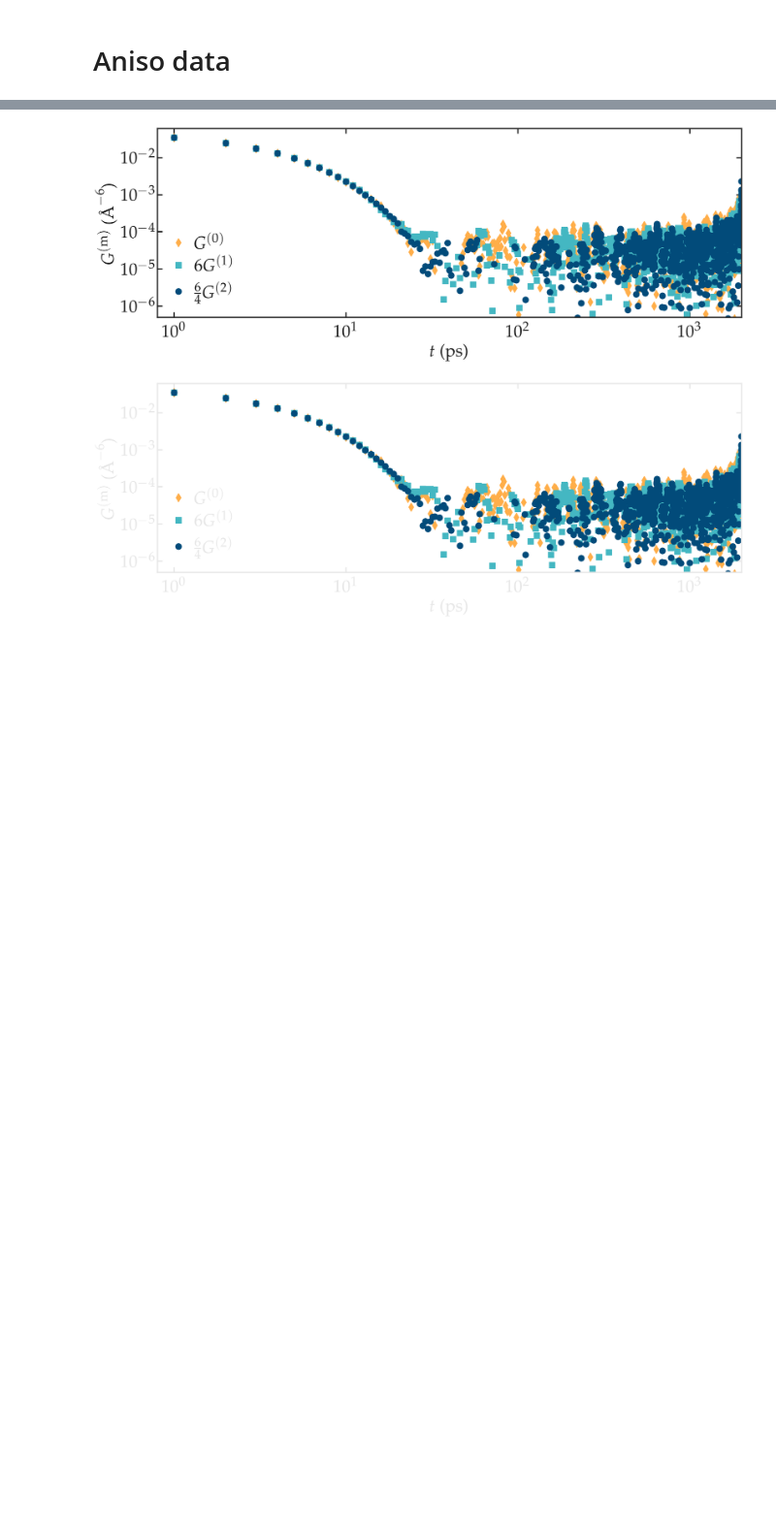
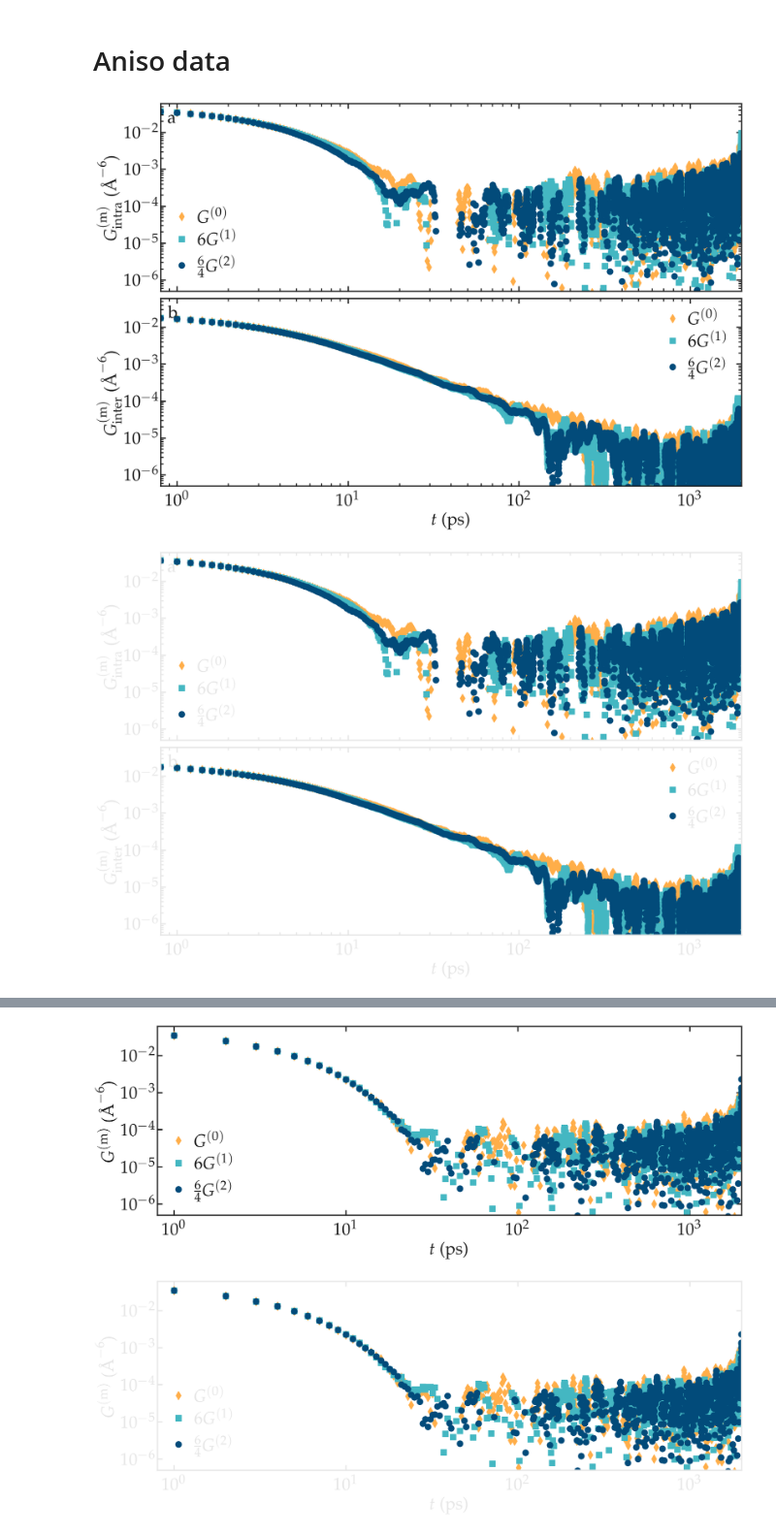
Before and after one commit to simongravelle/nmrformd, a Jupyter notebook: examples/illustrations/bulk-water.ipynb, the cells around one changed output, grey strips where cells are left out. Shown at 97% size. Cells and saved outputs as stored; diff of their text form; code cells hidden in the pictures; blank space fills up the shorter version.

```diff
--- a/examples/illustrations/bulk-water.ipynb
+++ b/examples/illustrations/bulk-water.ipynb
@@ -425,0 +393,32 @@ _, _, gij1_inter_aniso, gij2_inter_aniso, gij3_inter_aniso, R1_inter_aniso, R2_i
+# %%
+filename = "effect_of_anisotropy"
+for mode, mygray in zip(['light', 'dark'], [colors["mylightgray"], colors["mydarkgray"]]):
+    fig = plt.figure(figsize=(18,12))
+    ax, n, l_tot, c_tot = [], 0, 2, 1
+    n += 1
+    ax.append(plt.subplot(l_tot, c_tot, n))
+    ax[-1].loglog(t_aniso, gij1_intra_aniso, "d", color=colors["myorange"],
+                    markersize = 12, linewidth=4, label=r'$G^{(0)}$')
+    ax[-1].loglog(t_aniso, gij2_intra_aniso*6, "s", color=colors["mycyan"],
+                    markersize = 12, linewidth=4, label=r'$6 G^{(1)}$')
+    ax[-1].loglog(t_aniso, gij3_intra_aniso*6/4, "o", color=colors["mydarkblue"],
+                    markersize = 12, linewidth=4, label=r'$\frac{6}{4} G^{(2)}$')
+    complete_panel(ax[-1], None, r'$G_\mathrm{intra}^{(\mathrm{m})}$ ($\textrm{\AA}^{-6}$)',
+                   legend=True, axis_color=mygray, xpad=15, locator_x = None, locator_y = None)
+    set_boundaries(plt, x_boundaries=(0.8, 2000), y_boundaries=(5e-7, 0.06))
+    n += 1
+    ax.append(plt.subplot(l_tot, c_tot, n))
+    ax[-1].loglog(t_aniso, gij1_inter_aniso, "d", color=colors["myorange"],
+                    markersize = 12, linewidth=4, label=r'$G^{(0)}$')
+    ax[-1].loglog(t_aniso, gij2_inter_aniso*6, "s", color=colors["mycyan"],
+                    markersize = 12, linewidth=4, label=r'$6 G^{(1)}$')
+    ax[-1].loglog(t_aniso, gij3_inter_aniso*6/4, "o", color=colors["mydarkblue"],
+                    markersize = 12, linewidth=4, label=r'$\frac{6}{4} G^{(2)}$')
+    complete_panel(ax[-1], r'$t$ (ps)', r'$G_\mathrm{inter}^{(\mathrm{m})}$ ($\textrm{\AA}^{-6}$)',
+                   legend=True, axis_color=mygray, xpad=15, locator_x = None, locator_y = None)
+    set_boundaries(plt, x_boundaries=(0.8, 2000), y_boundaries=(5e-7, 0.06))
+    add_subplotlabels(fig, ax, ["a", "b"], color=mygray)
+    save_figure(plt, fig, mode, git_path, path_figures, filename)
+# %% [output]
+[figure, added]
+[figure, added]
```
Also changed, not shown: parts of 8 cells of this notebook, 9 other files.
